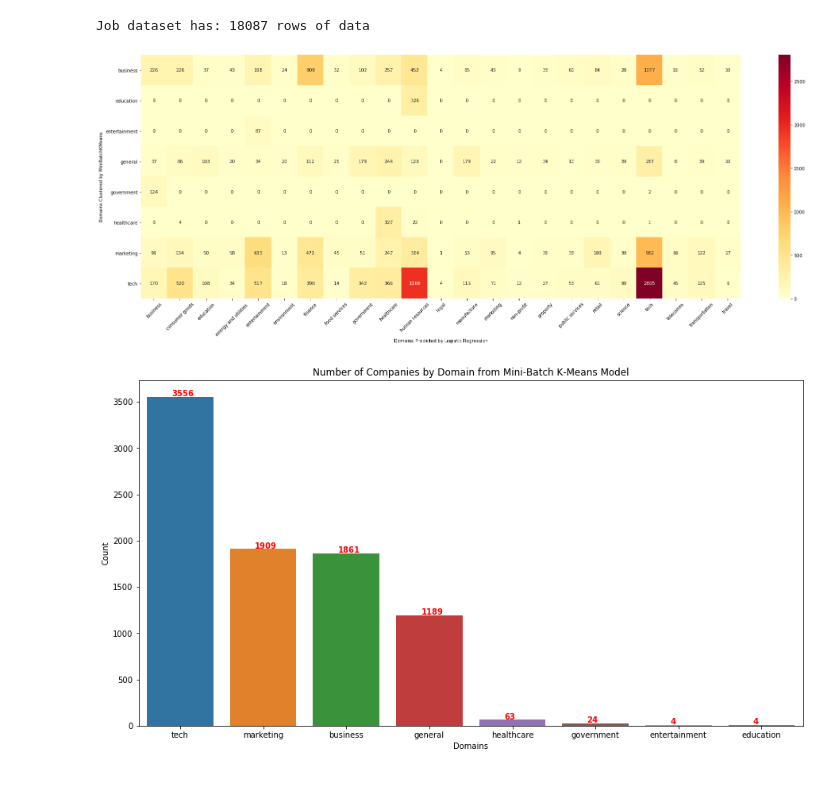
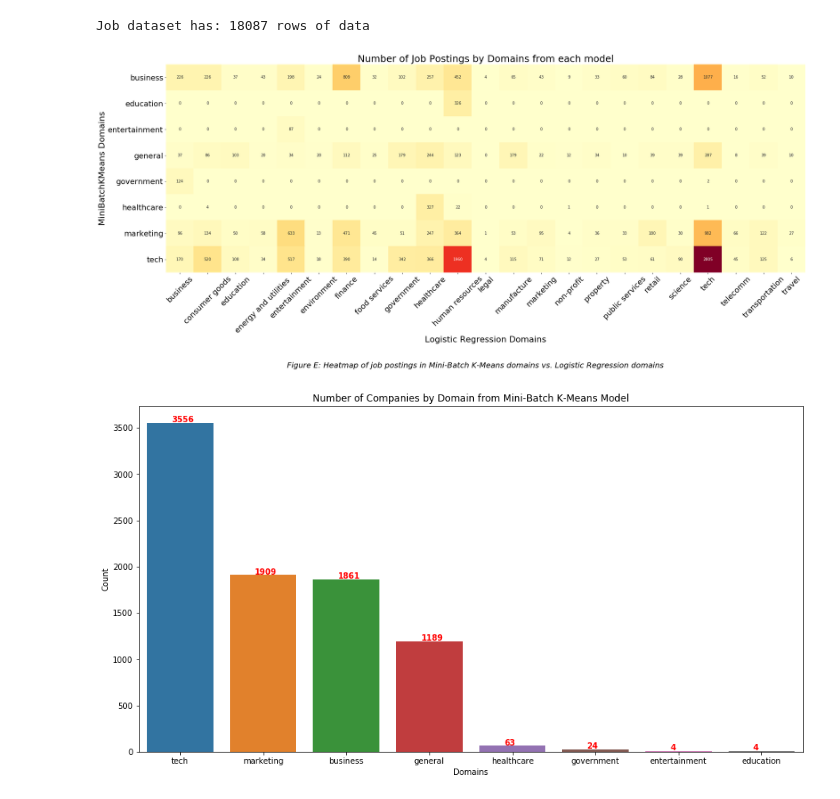
Before and after one commit to rachwyatt/capstone-project, a Jupyter notebook: model_notebooks/compare_minik_lr.ipynb, the cells around one changed output. Cells and saved outputs as stored; diff of their text form; code cells hidden in the pictures.

Commit message:
update visualizations

```diff
--- a/model_notebooks/compare_minik_lr.ipynb
+++ b/model_notebooks/compare_minik_lr.ipynb
@@ -59,20 +59,27 @@ Job dataset has: 18087 rows of data
 # %%
 # Let's compare the result of the clustering method with the domains predicted from our supervised learning model
 # create a pivote table that count the number of jobs for each domain
 pivoted_df = pd.pivot_table(job_df, index=['domain_minik'],
                     columns=['domain_lr'], values=['job_description'], aggfunc='count').fillna(0)
 pivoted_df.columns = [col[1] for col in pivoted_df.columns.values] # this to remove the column index
 
 # creating a heatmap to see what domains stand out for each cluster
 fig, ax = plt.subplots(figsize=(30,10))
-sns.heatmap(pivoted_df, annot=True, cmap=plt.cm.YlOrRd, fmt='g')
-plt.yticks(np.arange(0.5, len(pivoted_df.index), 1), pivoted_df.index)
-plt.xticks(np.arange(0.5, len(pivoted_df.columns), 1), pivoted_df.columns, rotation=45)
-plt.xlabel('Domains Predicted by Logistic Regression')
-plt.ylabel('Domains Clustered by MiniBatchKMeans')
+sns.heatmap(pivoted_df, annot=True, cmap=plt.cm.YlOrRd, fmt='g', cbar=False)
+plt.yticks(np.arange(0.5, len(pivoted_df.index), 1), pivoted_df.index, fontsize=20)
+plt.xticks(np.arange(0.5, len(pivoted_df.columns), 1), pivoted_df.columns, rotation=45, fontsize=20)
+plt.xlabel('Logistic Regression Domains', fontsize=22)
+plt.ylabel('MiniBatchKMeans Domains', fontsize=22)
+plt.title("Number of Job Postings by Domains from each model", fontsize=25)
+
+# add title to the figure so it can be easily reference in our blog post
+plt.suptitle('Figure E: Heatmap of job postings in Mini-Batch K-Means domains vs. Logistic Regression domains', y=-0.2, style='italic', fontsize=20)
+
+plt.savefig("blog_visualizations/heatmap_domains", dpi=300)
+
 plt.show()
 # %% [output]
-[figure, old version]
+[figure, new version]
 # %%
 # let's look at the number of companies for each domain from minik model
 minik_df = job_df.groupby(['domain_minik'])['company_name'].nunique().sort_values(ascending=False)
```
Also changed, not shown: parts of 1 cell of this notebook, 7 other files.
